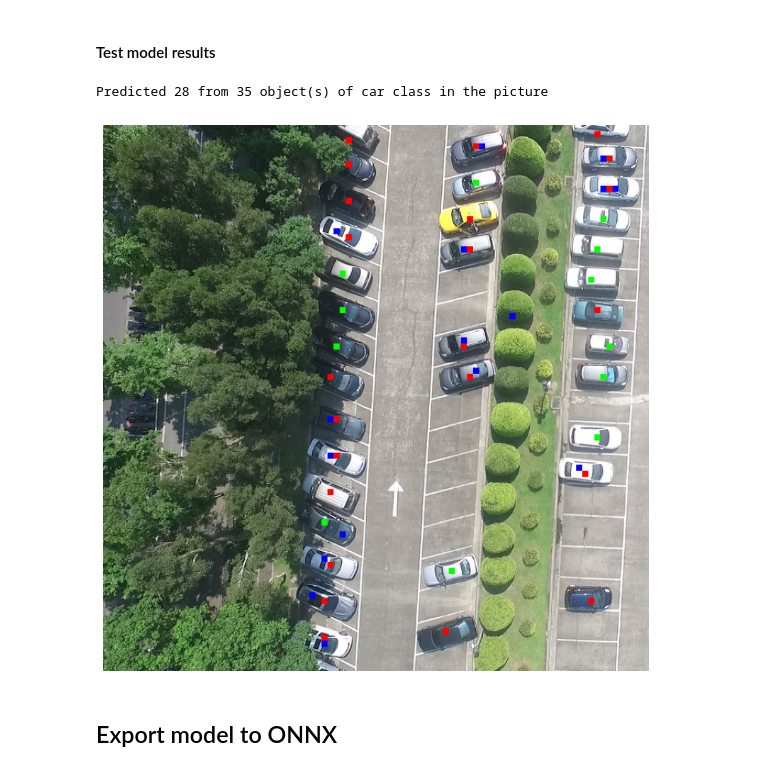
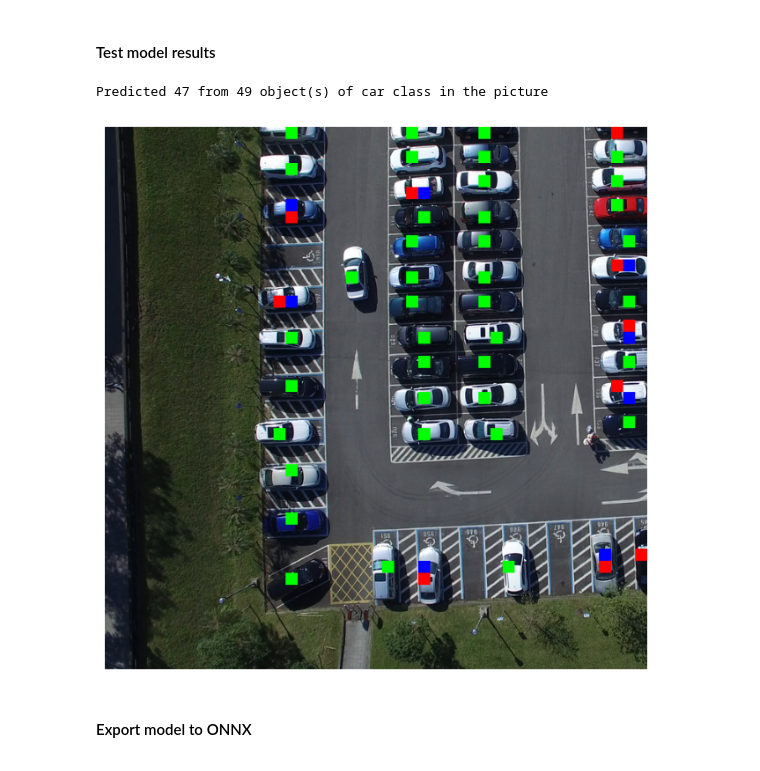
Before and after one commit to krzy3chu/FOMO, a Jupyter notebook: fomo.ipynb, the cells around one changed output. Cells and saved outputs as stored; diff of their text form; code cells hidden in the pictures.

```diff
--- a/fomo.ipynb
+++ b/fomo.ipynb
@@ -160,3 +177,9 @@ DETECTION_THRESHOLD = 0.1
+# %%
+# FOMO scaling factor, indicates resolution scaling between input image and output mask
+GRID_SCALE = 16
+
+# values above this threshold on output mask are classified as object presence
+DETECTION_THRESHOLD = 0.1
 # %% [markdown]
 #### FOMO network architecture
 # %%
@@ -217,17 +247,21 @@ def fomo_net(weights: None, number_of_classes: int) -> nn.Module:
 #### Postprocess function
 # %%
 def postprocess_prediction(
-    mask_pred: torch.Tensor, threshold: float, connected: bool=True
-) -> torch.Tensor:
+    mask_pred: torch.Tensor, connected: bool=True) -> (torch.Tensor, torch.Tensor):
     """
-    Postprocesses FOMO mask prediction to squish output between [0:1] and remove multiple detections of the same object
+    Postprocesses FOMO mask prediction, apply threshold and remove multiple detections of the same object
+
+    @mask_pred: raw output from FOMO model with sigmoid function applied
+    @connected: if False doesn't apply connected algorithm, may be used for debugging purpouses
+    @returns:
+        - mask_pred
+        - obj_cnt
     """
-    mask_pred = torch.sigmoid(mask_pred)
     obj_cnt = []
     for single_mask_pred in mask_pred.unbind(0):
         for i, channel in enumerate(single_mask_pred.unbind(0)):
             channel = channel.numpy()
-            binary_channel = np.where(channel > threshold, 1.0, 0.0).astype(np.int8)
+            binary_channel = np.where(channel > DETECTION_THRESHOLD, 1.0, 0.0).astype(np.int8)
             if connected:
                 number_of_blobs, blobs = cv2.connectedComponentsWithAlgorithm(
                     binary_channel,
@@ -268,13 +302,15 @@ class FomoModule(pl.LightningModule):
         self.save_hyperparameters()
         # Network architecture
         self._network = fomo_net(
-            weights=MobileNet_V2_Weights.DEFAULT,
-            number_of_classes=len(CLASSES),
+            weights=MobileNet_V2_Weights.DEFAULT
         )
         # Loss function
-        self._loss_function = DiceLoss(sigmoid=True)
+        self._loss_function = DiceLoss()
         # Metrics
         metrics = MetricCollection([
+            BinaryAccuracy(),
+            BinaryPrecision(),
+            BinaryRecall(),
             BinaryF1Score(),
         ])
         cnt_metrics = MetricCollection([
@@ -301,9 +337,7 @@ class FomoModule(pl.LightningModule):
         image, mask, cnt = batch
         mask_pred = self(image)
         loss = self._loss_function(mask_pred, mask)
-        mask_pred, cnt_pred = postprocess_prediction(
-            mask_pred.detach().cpu(), threshold=DETECTION_THRESHOLD
-        )
+        mask_pred, cnt_pred = postprocess_prediction(mask_pred.detach().cpu())
         metric = self._metrics["classification"][type](mask_pred, mask.cpu())
         cnt_metric = self._metrics["counting"][type](cnt_pred, cnt[0].cpu())
         cnt_metric[type+"_RootMeanSquaredError"] = torch.sqrt(cnt_metric[type+"_MeanSquaredError"])
@@ -392,8 +415,8 @@ LOCAL_RANK: 0 - CUDA_VISIBLE_DEVICES: [0]
 #### Chceckpoint path
 # %%
 EXPERIMENT_ID = Path("316581674609624558")
-RUN_ID = Path("472014583aa94492b28b5bbe59c82916")
-CKPT_FILE = Path("epoch=0-step=383.ckpt")
+RUN_ID = Path("7e6009c2083449d2ac7f74746b4a0f10")
+CKPT_FILE = Path("epoch=5-step=3442.ckpt")
 
 model_path = Path("Checkpoints") / EXPERIMENT_ID / RUN_ID / Path("checkpoints") / CKPT_FILE
 FOMO_model = FomoModule.load_from_checkpoint(str(model_path))
@@ -439,38 +474,37 @@ print(str(count[class_idx]), "object(s) of", CLASS, "class in the picture")
 # %% [markdown]
 #### Test model results
 # %%
-DATA_IDX = 3
+DATA_IDX = 27
 CLASS = "car"
 
 class_idx = CLASSES[CLASS]
 test_dataset = VehicleDataset(
             DATASET_DIR / Path("test" if TEST_DATASET else "validation"),
             vehicle_data_module._transform,
             vehicle_data_module._target_transform,
 )
 image, mask, count = test_dataset = test_dataset[DATA_IDX]
 with torch.no_grad():
     FOMO_model.eval()
-    mask_pred = FOMO_model(image.unsqueeze(0).cuda()).cpu()
-    mask_processed, cnt_processed = postprocess_prediction(mask_pred, threshold=DETECTION_THRESHOLD)
+    mask_pred = FOMO_model(image.unsqueeze(0)).cpu()
+    mask_processed, cnt_processed = postprocess_prediction(mask_pred)
 mask_processed = mask_processed.squeeze(0)
 
 _, mask = convert_from_tensor(image, mask[class_idx])
 image, mask_processed = convert_from_tensor(image, mask_processed[class_idx])
 image[mask == 1] = (255, 0, 0)
 image[mask_processed == 1] = (0, 0, 255)
 mask_check = np.logical_and(mask, mask_processed)
 image[mask_check == 1] = (0, 255, 0)
-plt.figure(figsize = (10,10))
+plt.figure(figsize = (8,8))
 plt.axis('off')
 plt.imshow(image)
-
 print("Predicted", str(cnt_processed[class_idx].item()), "from" , str(count[class_idx]), "object(s) of", CLASS, "class in the picture")
 # %% [output]
-Predicted 28 from 35 object(s) of car class in the picture
+Predicted 47 from 49 object(s) of car class in the picture
-[figure, old version]
+[figure, new version]
 # %% [markdown]
-## Export model to ONNX
+#### Export model to ONNX
 # %%
 EXPORT_PATH = Path("Models/fomo.onnx")
 
```
Also changed, not shown: parts of 15 cells of this notebook.
